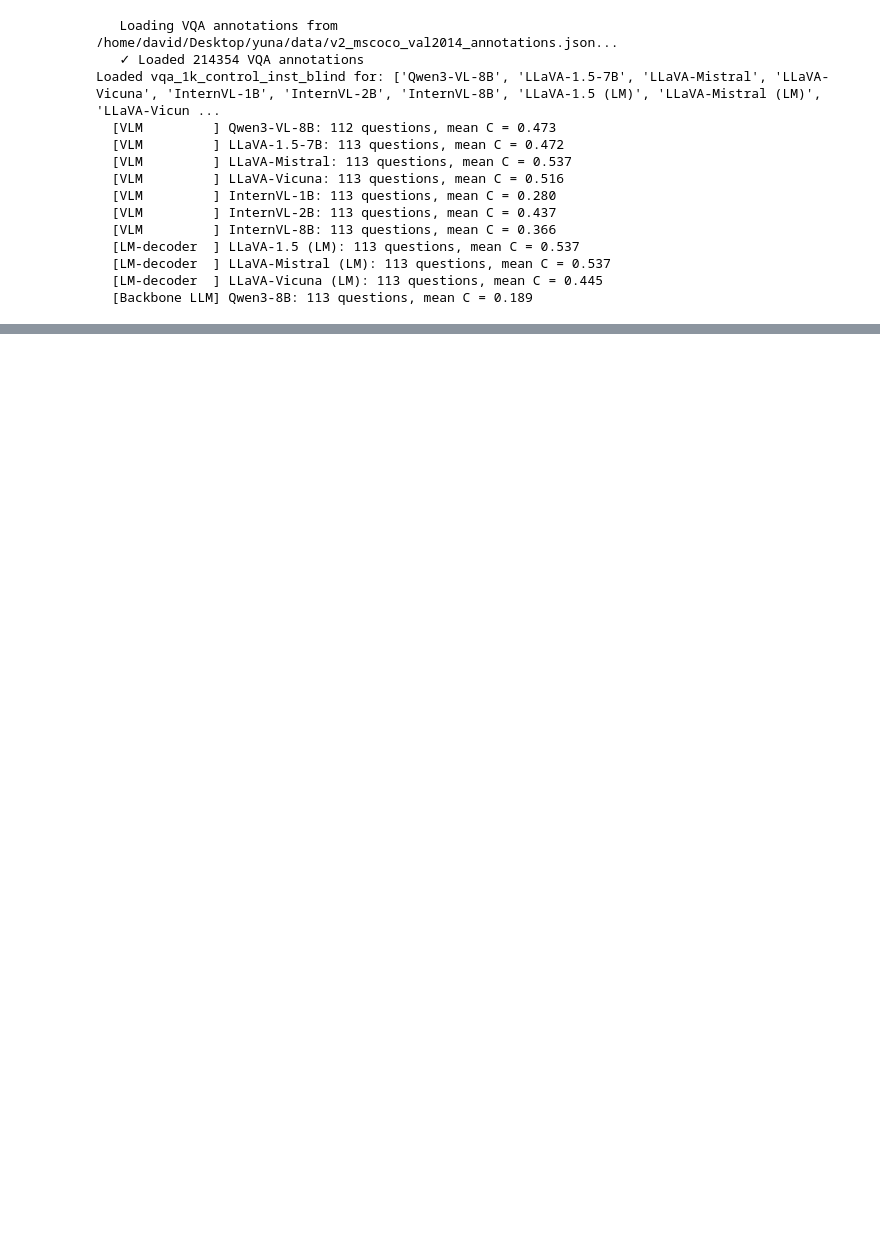
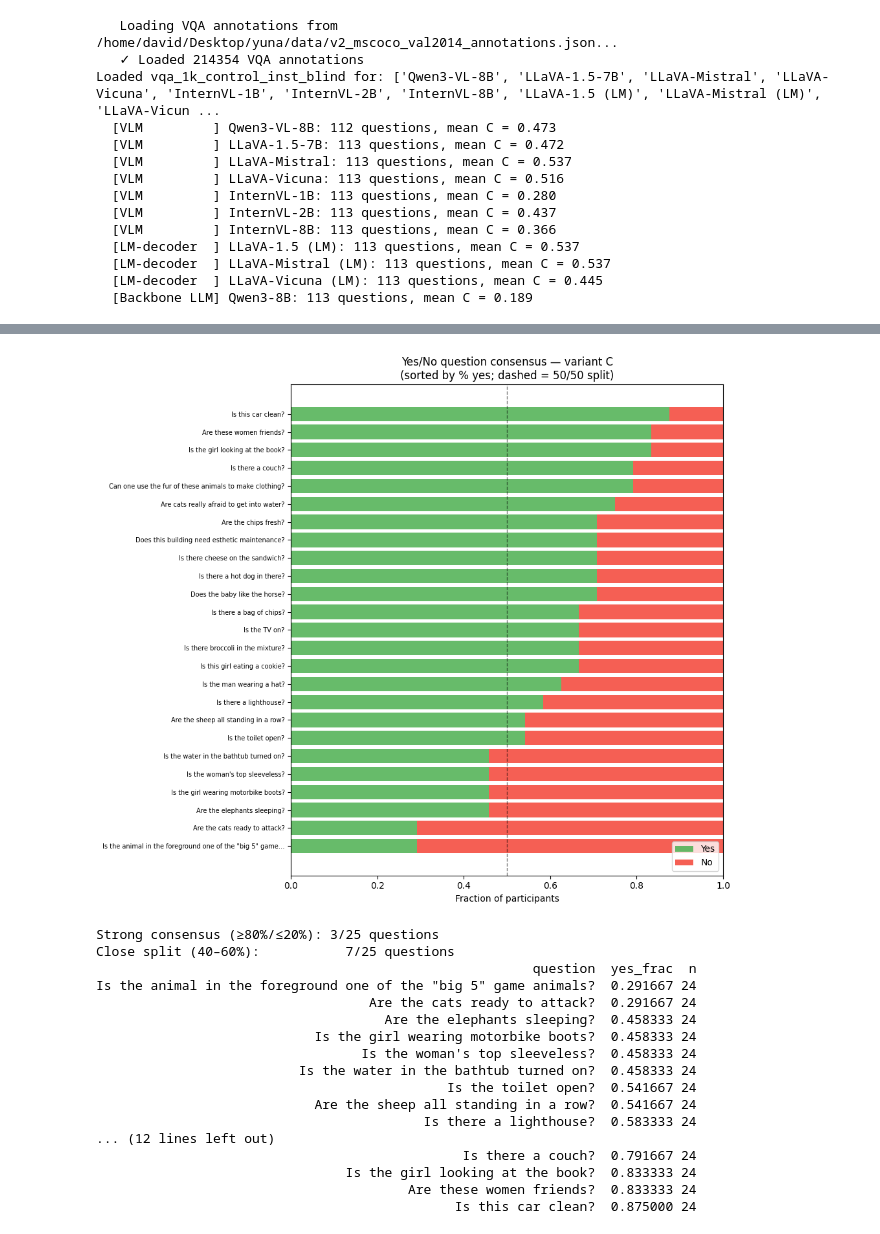
Before and after one commit to unolop/HPA, a Jupyter notebook: analysis/session2/10_agreement.ipynb, the cells around one changed output, grey strips where cells are left out. Saved outputs shown, nothing was run; the diff lists cells and outputs as text; code cells hidden in the pictures; blank space fills up the shorter version.

```diff
--- a/analysis/session2/10_agreement.ipynb
+++ b/analysis/session2/10_agreement.ipynb
@@ -65,0 +50,12 @@ Untranslated: 0  (0.0%)
+# %%
+# ── Load answer_type annotation from s4 ──────────────────────────────────────
+q_meta = json.load(open(BASE / 'experiment/s2_v4/s4_question.json'))
+answer_type_map = {q['question_id']: q['answer_type'] for q in q_meta}
+
+# Add to df
+df['answer_type'] = df['question_id'].map(answer_type_map)
+
+# Split common_qids by type
+yesno_qids = {qid for qid in common_qids if answer_type_map.get(qid) == 'yesno'}
+text_qids  = {qid for qid in common_qids if answer_type_map.get(qid) == 'text'}
+print(f'common_qids: {len(common_qids)} total — {len(yesno_qids)} yesno, {len(text_qids)} free-text')
@@ -136,2 +130,65 @@ Agreement table shape: (113, 9)
+# %%
+# ── Yes/No consensus matrix (variant C) ──────────────────────────────────────
+import re as _re
+_yn_norm = lambda s: 'yes' if _re.sub(r'[^\w]','',str(s).lower().strip()) in ('yes','y')                      else ('no' if _re.sub(r'[^\w]','',str(s).lower().strip()) in ('no','n') else None)
+
+yn_df = df[(df['question_id'].isin(yesno_qids)) & (df['variant'] == 'C')].copy()
+yn_df['yn'] = yn_df['answer_en'].map(_yn_norm)
+yn_df = yn_df.dropna(subset=['yn'])
+
+# Per-question yes fraction
+q_yes_frac = yn_df.groupby('question_id').apply(
+    lambda g: (g['yn'] == 'yes').sum() / len(g)
+).rename('yes_frac').reset_index()
+
+# Join question text
+q_txt = {e['question_id']: e['question_en']
+         for e in json.load(open(BASE / 'experiment/s2_v4/s4_question.json'))}
+q_yes_frac['question'] = q_yes_frac['question_id'].map(q_txt)
+q_yes_frac['n'] = yn_df.groupby('question_id').size().values
+q_yes_frac = q_yes_frac.sort_values('yes_frac').reset_index(drop=True)
+
+# ── Plot: horizontal stacked bar (yes% / no%) sorted by yes_frac ─────────────
+fig, ax = plt.subplots(figsize=(10, max(6, len(q_yes_frac) * 0.35)))
+ys = range(len(q_yes_frac))
+ax.barh(ys, q_yes_frac['yes_frac'],         color='#4CAF50', alpha=0.85, label='Yes')
+ax.barh(ys, 1 - q_yes_frac['yes_frac'], left=q_yes_frac['yes_frac'],
+        color='#F44336', alpha=0.85, label='No')
+ax.axvline(0.5, color='black', lw=1, ls='--', alpha=0.5)
+ax.set_yticks(list(ys))
+ax.set_yticklabels([f"{r['question'][:55]}…" if len(r['question'])>55 else r['question']
+                    for _, r in q_yes_frac.iterrows()], fontsize=7)
+ax.set_xlabel('Fraction of participants')
+ax.set_title('Yes/No question consensus — variant C\n(sorted by % yes; dashed = 50/50 split)')
+ax.legend(loc='lower right')
+ax.set_xlim(0, 1)
+plt.tight_layout()
+plt.show()
+
+# Summary stats
+consensus = ((q_yes_frac['yes_frac'] >= 0.8) | (q_yes_frac['yes_frac'] <= 0.2)).sum()
+split = ((q_yes_frac['yes_frac'] > 0.4) & (q_yes_frac['yes_frac'] < 0.6)).sum()
+print(f'\nStrong consensus (≥80%/≤20%): {consensus}/{len(q_yes_frac)} questions')
+print(f'Close split (40–60%):           {split}/{len(q_yes_frac)} questions')
+print(q_yes_frac[['question','yes_frac','n']].to_string(index=False))
+# %% [output]
+[figure, added]
+Strong consensus (≥80%/≤20%): 3/25 questions
+Close split (40–60%):           7/25 questions
+                                                        question  yes_frac  n
+Is the animal in the foreground one of the "big 5" game animals?  0.291667 24
+                                   Are the cats ready to attack?  0.291667 24
+                                     Are the elephants sleeping?  0.458333 24
+                            Is the girl wearing motorbike boots?  0.458333 24
+                                  Is the woman's top sleeveless?  0.458333 24
+                          Is the water in the bathtub turned on?  0.458333 24
+                                             Is the toilet open?  0.541667 24
+                            Are the sheep all standing in a row?  0.541667 24
+                                          Is there a lighthouse?  0.583333 24
+... (12 lines left out)
+                                               Is there a couch?  0.791667 24
+                                Is the girl looking at the book?  0.833333 24
+                                        Are these women friends?  0.833333 24
+                                              Is this car clean?  0.875000 24
 # %%
 # ── Agreement by variant — box plots ─────────────────────────────────────────
```
Also changed, not shown: parts of 13 cells of this notebook, 14 other files.
